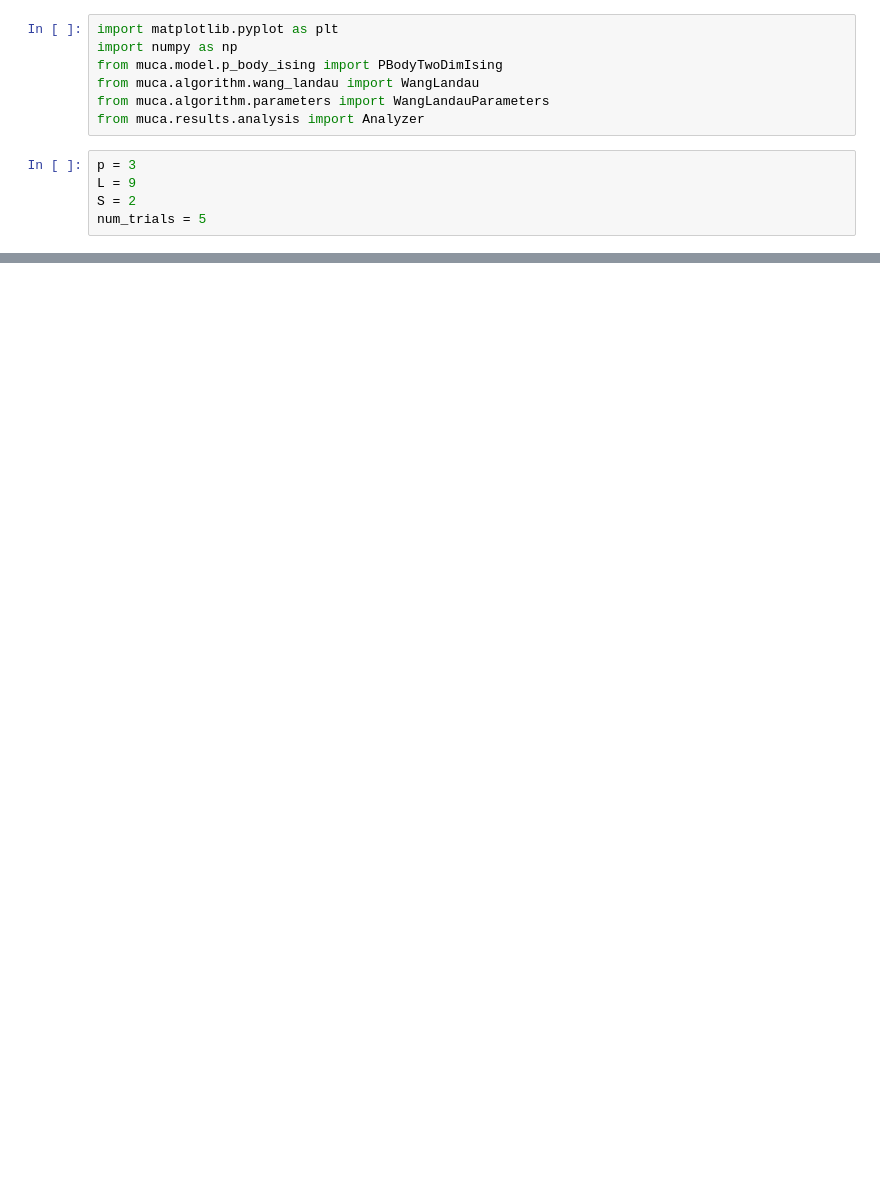
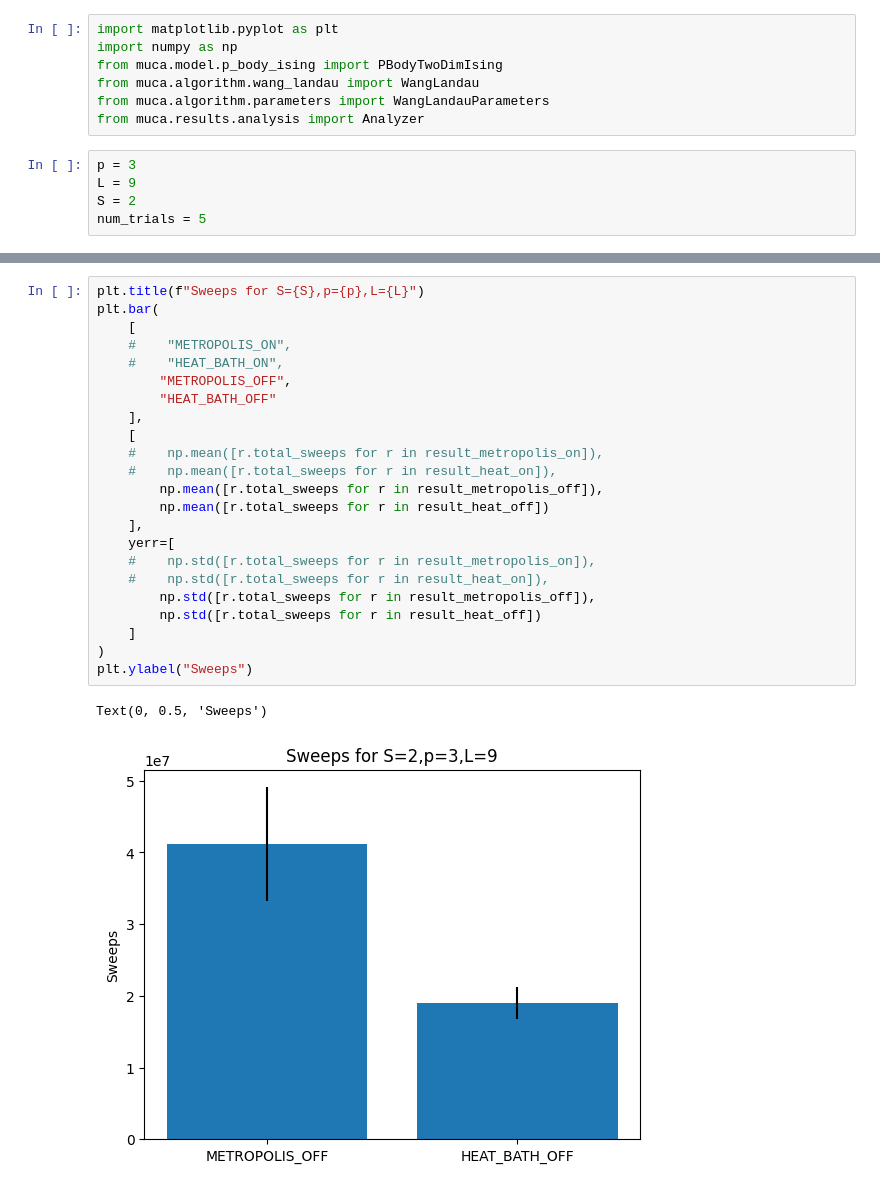
Before and after one commit to K-Suzuki-Jij/MulticanonicalIsingCpp, a Jupyter notebook: notebooks/HEAT_BATH_VS_METROPOLIS_speed.ipynb, the cells around one changed output, grey strips where cells are left out. Cells and saved outputs as stored; diff of their text form; blank space fills up the shorter version.

```diff
--- a/notebooks/HEAT_BATH_VS_METROPOLIS_speed.ipynb
+++ b/notebooks/HEAT_BATH_VS_METROPOLIS_speed.ipynb
@@ -137,0 +159,26 @@ Text(0, 0.5, 'Time [s]')
+# %%
+plt.title(f"Sweeps for S={S},p={p},L={L}")
+plt.bar(
+    [
+    #    "METROPOLIS_ON",
+    #    "HEAT_BATH_ON",
+        "METROPOLIS_OFF",
+        "HEAT_BATH_OFF"
+    ],
+    [
+    #    np.mean([r.total_sweeps for r in result_metropolis_on]),
+    #    np.mean([r.total_sweeps for r in result_heat_on]),
+        np.mean([r.total_sweeps for r in result_metropolis_off]),
+        np.mean([r.total_sweeps for r in result_heat_off])
+    ],
+    yerr=[
+    #    np.std([r.total_sweeps for r in result_metropolis_on]),
+    #    np.std([r.total_sweeps for r in result_heat_on]),
+        np.std([r.total_sweeps for r in result_metropolis_off]),
+        np.std([r.total_sweeps for r in result_heat_off])
+    ]
+)
+plt.ylabel("Sweeps")
+# %% [output]
+Text(0, 0.5, 'Sweeps')
+[figure, added]
```
Also changed, not shown: parts of 5 cells of this notebook, 2 other files.
